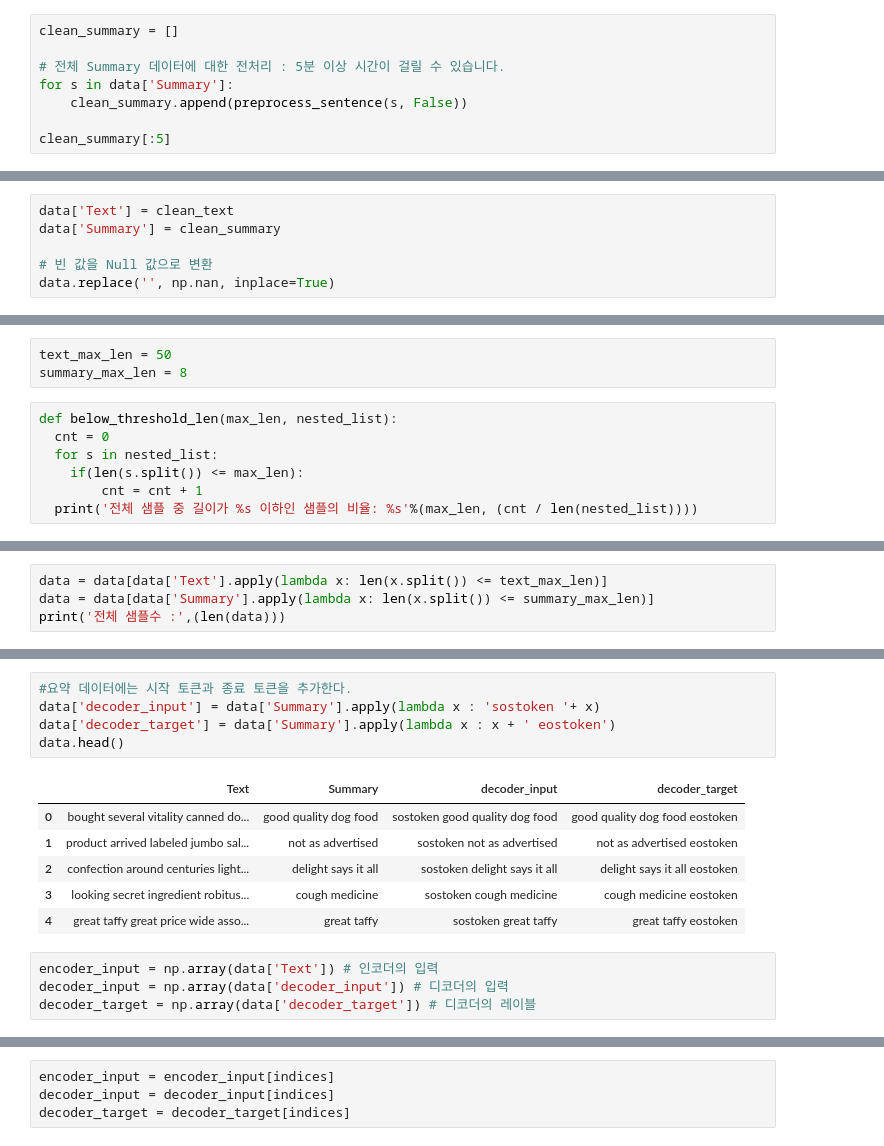
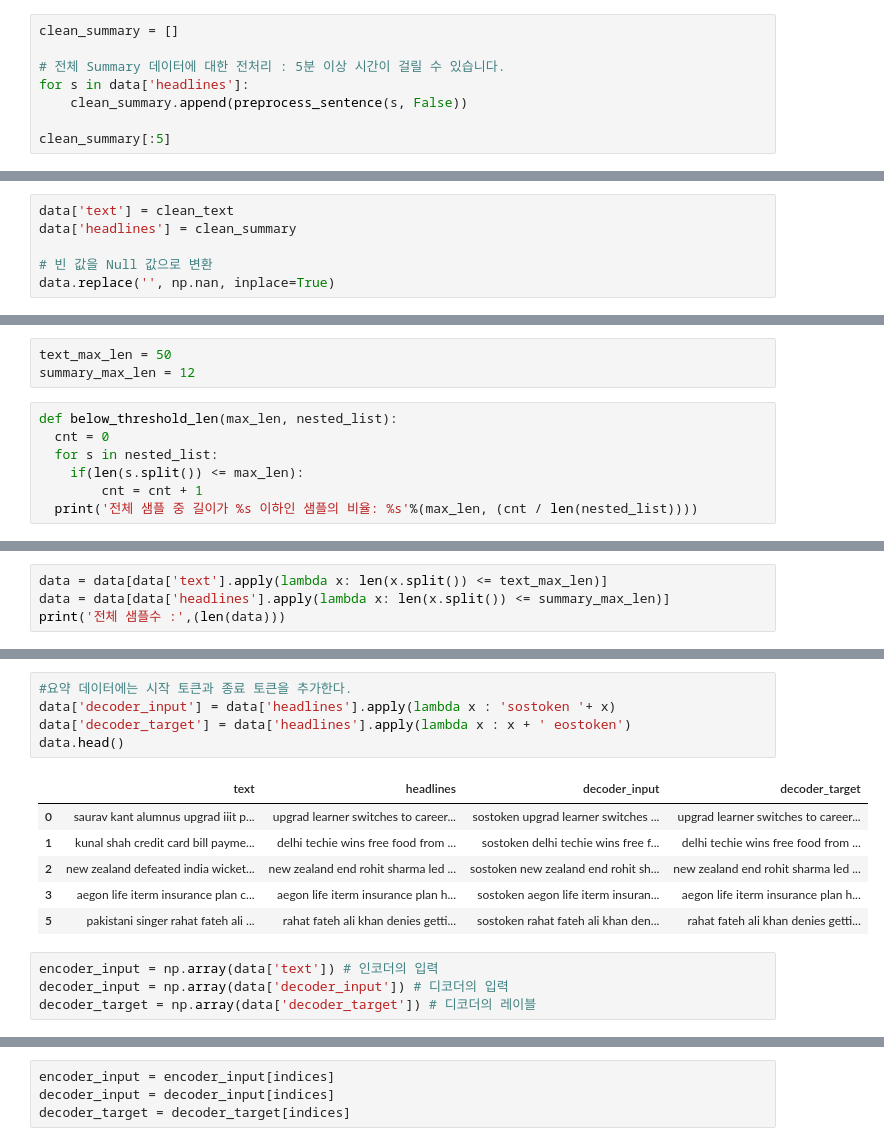
Before and after one commit to Jeonda/aiffel, a Jupyter notebook: [E11]News_Summarization.ipynb, the cells around one changed output, grey strips where cells are left out. Drawn from its saved outputs; the diff is of its cells as text.

```diff
--- a/[E11]News_Summarization.ipynb
+++ b/[E11]News_Summarization.ipynb
@@ -155,7 +172,7 @@ clean_text[:5]
 clean_summary = []
 
 # 전체 Summary 데이터에 대한 전처리 : 5분 이상 시간이 걸릴 수 있습니다.
-for s in data['Summary']:
+for s in data['headlines']:
     clean_summary.append(preprocess_sentence(s, False))
 
 clean_summary[:5]
@@ -168,6 +185,6 @@ clean_summary[:5]
 # %%
-data['Text'] = clean_text
-data['Summary'] = clean_summary
+data['text'] = clean_text
+data['headlines'] = clean_summary
 
 # 빈 값을 Null 값으로 변환
 data.replace('', np.nan, inplace=True)
@@ -229,6 +246,6 @@ plt.show()
 # %%
 text_max_len = 50
-summary_max_len = 8
+summary_max_len = 12
 # %%
 def below_threshold_len(max_len, nested_list):
   cnt = 0
@@ -245,5 +262,5 @@ below_threshold_len(summary_max_len,  data['Summary'])
 # %%
-data = data[data['Text'].apply(lambda x: len(x.split()) <= text_max_len)]
-data = data[data['Summary'].apply(lambda x: len(x.split()) <= summary_max_len)]
+data = data[data['text'].apply(lambda x: len(x.split()) <= text_max_len)]
+data = data[data['headlines'].apply(lambda x: len(x.split()) <= summary_max_len)]
 print('전체 샘플수 :',(len(data)))
 # %% [output]
@@ -251,17 +268,17 @@ print('전체 샘플수 :',(len(data)))
 # %%
 #요약 데이터에는 시작 토큰과 종료 토큰을 추가한다.
-data['decoder_input'] = data['Summary'].apply(lambda x : 'sostoken '+ x)
-data['decoder_target'] = data['Summary'].apply(lambda x : x + ' eostoken')
+data['decoder_input'] = data['headlines'].apply(lambda x : 'sostoken '+ x)
+data['decoder_target'] = data['headlines'].apply(lambda x : x + ' eostoken')
 data.head()
 # %% [output]
-|  | Text | Summary | decoder_input | decoder_target |
-| 0 | bought several vitality canned do... | good quality dog food | sostoken good quality dog food | good quality dog food eostoken |
-| 1 | product arrived labeled jumbo sal... | not as advertised | sostoken not as advertised | not as advertised eostoken |
-| 2 | confection around centuries light... | delight says it all | sostoken delight says it all | delight says it all eostoken |
-| 3 | looking secret ingredient robitus... | cough medicine | sostoken cough medicine | cough medicine eostoken |
-| 4 | great taffy great price wide asso... | great taffy | sostoken great taffy | great taffy eostoken |
+|  | text | headlines | decoder_input | decoder_target |
+| 0 | saurav kant alumnus upgrad iiit p... | upgrad learner switches to career... | sostoken upgrad learner switches ... | upgrad learner switches to career... |
+| 1 | kunal shah credit card bill payme... | delhi techie wins free food from ... | sostoken delhi techie wins free f... | delhi techie wins free food from ... |
+| 2 | new zealand defeated india wicket... | new zealand end rohit sharma led ... | sostoken new zealand end rohit sh... | new zealand end rohit sharma led ... |
+| 3 | aegon life iterm insurance plan c... | aegon life iterm insurance plan h... | sostoken aegon life iterm insuran... | aegon life iterm insurance plan h... |
+| 5 | pakistani singer rahat fateh ali ... | rahat fateh ali khan denies getti... | sostoken rahat fateh ali khan den... | rahat fateh ali khan denies getti... |
 # %%
-encoder_input = np.array(data['Text']) # 인코더의 입력
+encoder_input = np.array(data['text']) # 인코더의 입력
 decoder_input = np.array(data['decoder_input']) # 디코더의 입력
 decoder_target = np.array(data['decoder_target']) # 디코더의 레이블
 # %%
```
Also changed, not shown: parts of 52 cells of this notebook.
